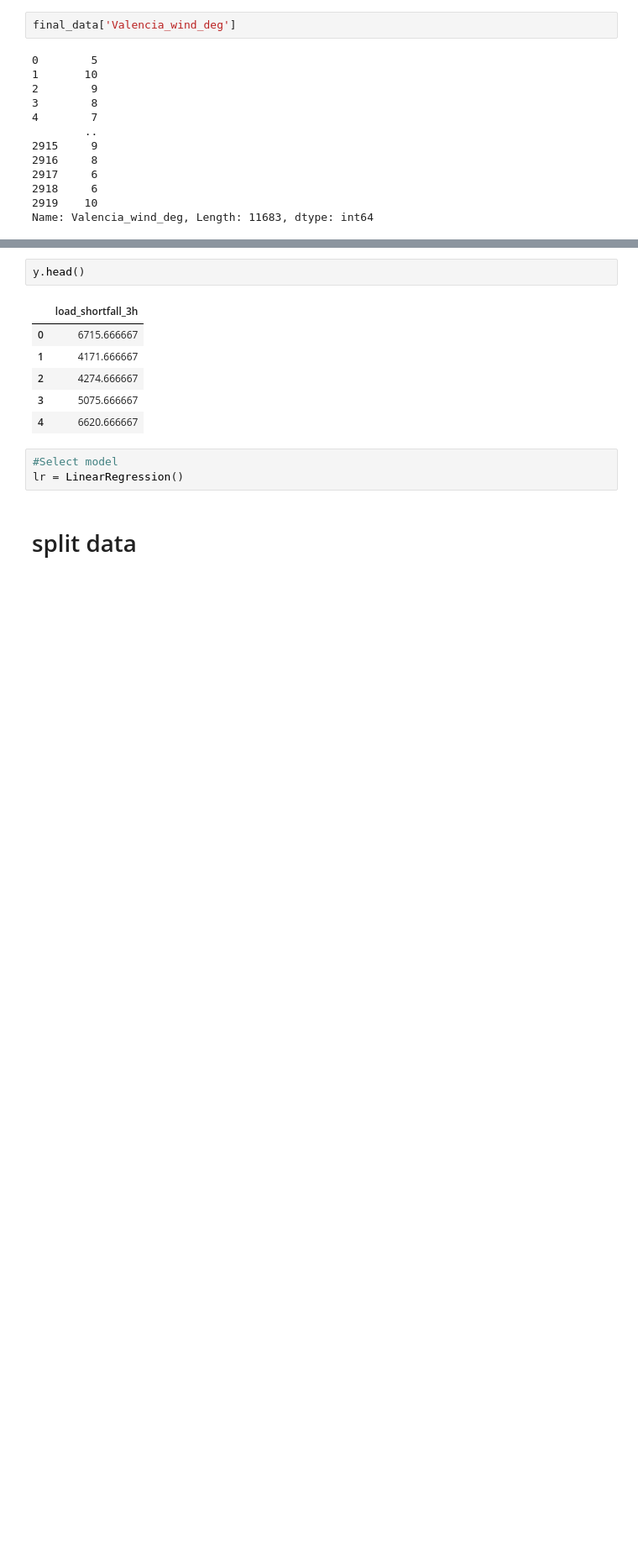
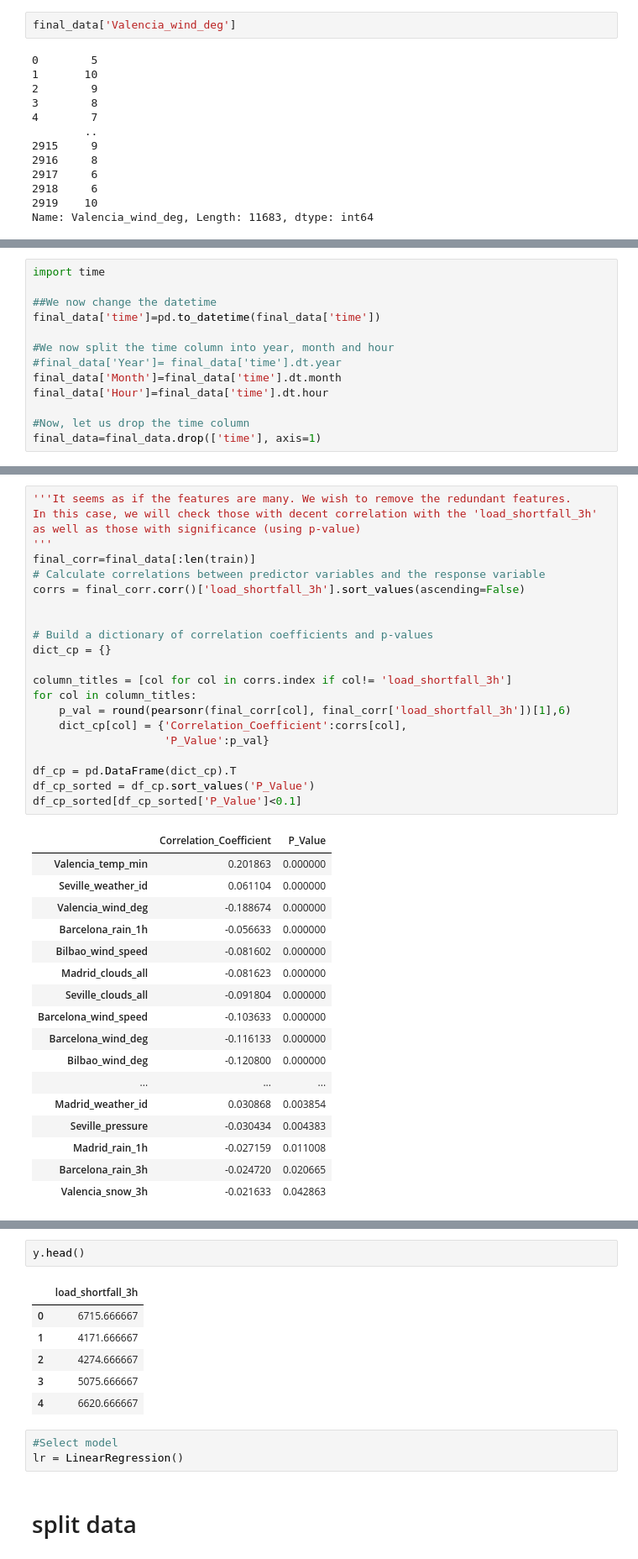
Before and after one commit to PETER630-MAX/Spain-Electricity-Shortfall-Challenge-2022, a Jupyter notebook: starter-notebook-updated for Team NM3.ipynb, the cells around one changed output, grey strips where cells are left out. Shown at 84% size. Cells and saved outputs as stored; diff of their text form; blank space fills up the shorter version.

```diff
--- a/starter-notebook-updated for Team NM3.ipynb
+++ b/starter-notebook-updated for Team NM3.ipynb
@@ -484,0 +485,13 @@ AttributeError: Can only use .str accessor with string values!
+# %%
+import time
+
+##We now change the datetime
+final_data['time']=pd.to_datetime(final_data['time'])
+
+#We now split the time column into year, month and hour
+#final_data['Year']= final_data['time'].dt.year
+final_data['Month']=final_data['time'].dt.month
+final_data['Hour']=final_data['time'].dt.hour
+
+#Now, let us drop the time column
+final_data=final_data.drop(['time'], axis=1)
@@ -484,0 +531,40 @@ AttributeError: Can only use .str accessor with string values!
+# %%
+'''It seems as if the features are many. We wish to remove the redundant features.
+In this case, we will check those with decent correlation with the 'load_shortfall_3h'
+as well as those with significance (using p-value)
+'''
+final_corr=final_data[:len(train)]
+# Calculate correlations between predictor variables and the response variable
+corrs = final_corr.corr()['load_shortfall_3h'].sort_values(ascending=False)
+
+
+# Build a dictionary of correlation coefficients and p-values
+dict_cp = {}
+
+column_titles = [col for col in corrs.index if col!= 'load_shortfall_3h']
+for col in column_titles:
+    p_val = round(pearsonr(final_corr[col], final_corr['load_shortfall_3h'])[1],6)
+    dict_cp[col] = {'Correlation_Coefficient':corrs[col],
+                    'P_Value':p_val}
+
+df_cp = pd.DataFrame(dict_cp).T
+df_cp_sorted = df_cp.sort_values('P_Value')
+df_cp_sorted[df_cp_sorted['P_Value']<0.1]
+# %% [output]
+|  | Correlation_Coefficient | P_Value |
+| Valencia_temp_min | 0.201863 | 0.000000 |
+| Seville_weather_id | 0.061104 | 0.000000 |
+| Valencia_wind_deg | -0.188674 | 0.000000 |
+| Barcelona_rain_1h | -0.056633 | 0.000000 |
+| Bilbao_wind_speed | -0.081602 | 0.000000 |
+| Madrid_clouds_all | -0.081623 | 0.000000 |
+| Seville_clouds_all | -0.091804 | 0.000000 |
+| Barcelona_wind_speed | -0.103633 | 0.000000 |
+| Barcelona_wind_deg | -0.116133 | 0.000000 |
+| Bilbao_wind_deg | -0.120800 | 0.000000 |
+| ... | ... | ... |
+| Madrid_weather_id | 0.030868 | 0.003854 |
+| Seville_pressure | -0.030434 | 0.004383 |
+| Madrid_rain_1h | -0.027159 | 0.011008 |
+| Barcelona_rain_3h | -0.024720 | 0.020665 |
+| Valencia_snow_3h | -0.021633 | 0.042863 |
```
Also changed, not shown: parts of 16 cells of this notebook.
